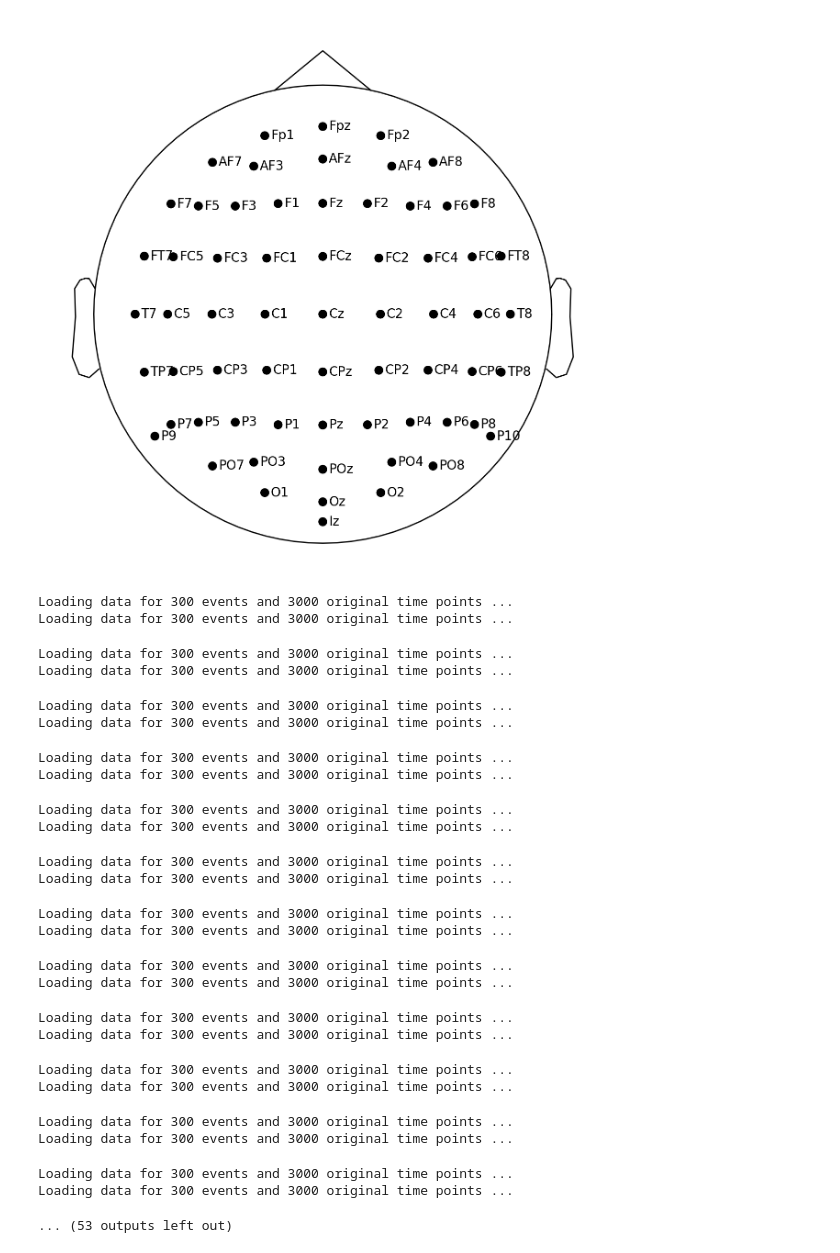
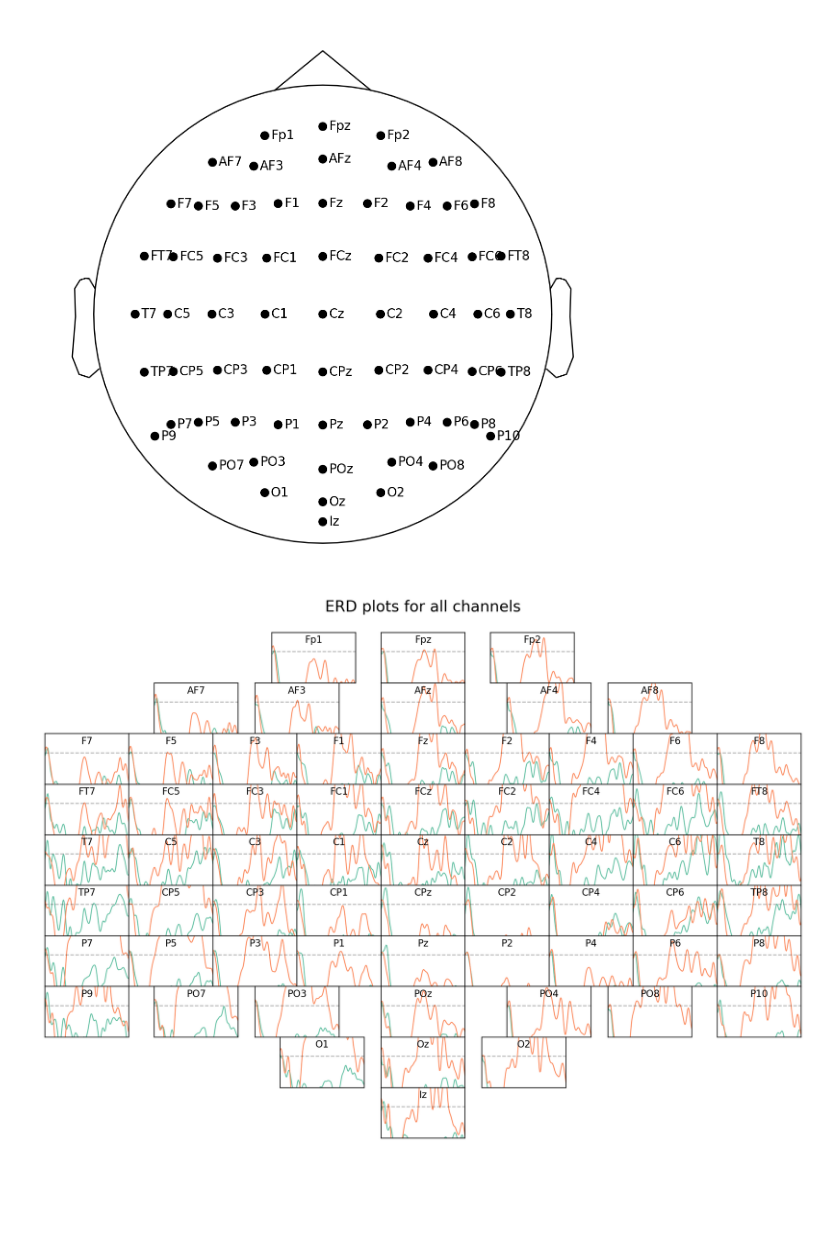
Before and after one commit to Malteflau/LaBraM-MMDTU, a Jupyter notebook: Spectrogram and erd grid plot.ipynb, the cells around one changed output. Drawn from its saved outputs; the diff is of its cells as text; code cells hidden in the pictures; blank space fills up the shorter version.

```diff
--- a/Spectrogram and erd grid plot.ipynb
+++ b/Spectrogram and erd grid plot.ipynb
@@ -256,63 +257,40 @@ epochs.plot_sensors(ch_type='eeg', kind='topomap', show_names=True);
 # %% [output]
 [figure]
 # %%
+mne.set_log_level('warning')
 window = 1
 settings = ['T1P', 'T1Pn']
 overlap = 0.9
 epochs = epochs_df['Epochs'][:1]
 band = [8,12]
 
 # Define grid size based on your ch_grid_dict
 n_cols = max(pos[0] for pos in ch_grid_dict.values()) + 1
 n_rows = max(pos[1] for pos in ch_grid_dict.values()) + 1
 
 fig = plt.figure(figsize=(11, 8))
 
 
 
 for ch, (x, y) in tqdm(ch_grid_dict.items(), desc=f'with frequency band: {band}, and settings: {settings}'):
 
     psds = get_psds_for_channel(participants_data=epochs, overlap=overlap, channel=ch, band=band, window=window, settings=settings);
     # Normalize positions to [0, 1] figure coordinates
     top_margin = 0.08
     ax_width = 1 / n_cols
     ax_height = (1 - top_margin) / n_rows
 
     left = x * ax_width
     bottom = 1 - top_margin - (y + 1) * ax_height
 
     ax = fig.add_axes([left, bottom, ax_width, ax_height])
     plot_ERD(psds, ax)
     ax.text(0.5, 0.95, ch, ha='center', va='top', transform=ax.transAxes, fontsize=10)
-    # ax.set_xticks([])
-    # ax.set_yticks([])
+    ax.set_xticks([])
+    ax.set_yticks([])
 
 plt.suptitle("ERD plots for all channels", fontsize=16)
 plt.show()
 # %% [output]
-Loading data for 300 events and 3000 original time points ...
-Loading data for 300 events and 3000 original time points ...
-Loading data for 300 events and 3000 original time points ...
-Loading data for 300 events and 3000 original time points ...
-Loading data for 300 events and 3000 original time points ...
-Loading data for 300 events and 3000 original time points ...
-Loading data for 300 events and 3000 original time points ...
-Loading data for 300 events and 3000 original time points ...
-Loading data for 300 events and 3000 original time points ...
-Loading data for 300 events and 3000 original time points ...
-Loading data for 300 events and 3000 original time points ...
-Loading data for 300 events and 3000 original time points ...
-Loading data for 300 events and 3000 original time points ...
-Loading data for 300 events and 3000 original time points ...
-Loading data for 300 events and 3000 original time points ...
-Loading data for 300 events and 3000 original time points ...
-Loading data for 300 events and 3000 original time points ...
-Loading data for 300 events and 3000 original time points ...
-Loading data for 300 events and 3000 original time points ...
-Loading data for 300 events and 3000 original time points ...
-Loading data for 300 events and 3000 original time points ...
-Loading data for 300 events and 3000 original time points ...
-Loading data for 300 events and 3000 original time points ...
-Loading data for 300 events and 3000 original time points ...
-... (53 outputs left out)
+[figure, added]
 # %%
```
Also changed, not shown: parts of 6 cells of this notebook.
